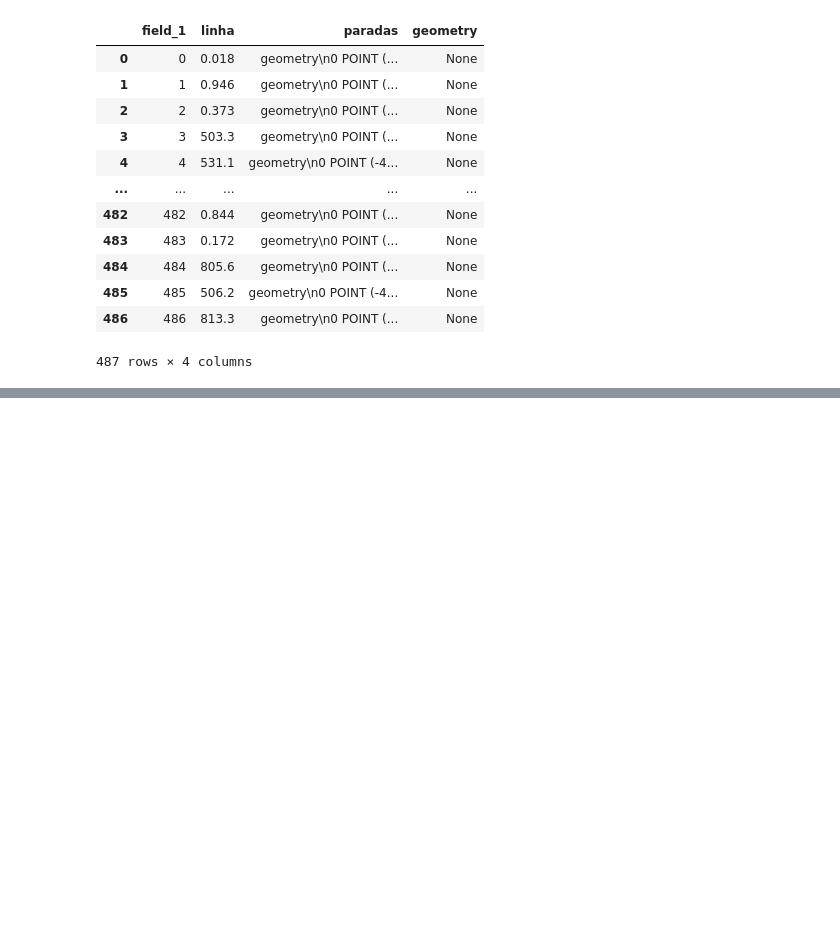
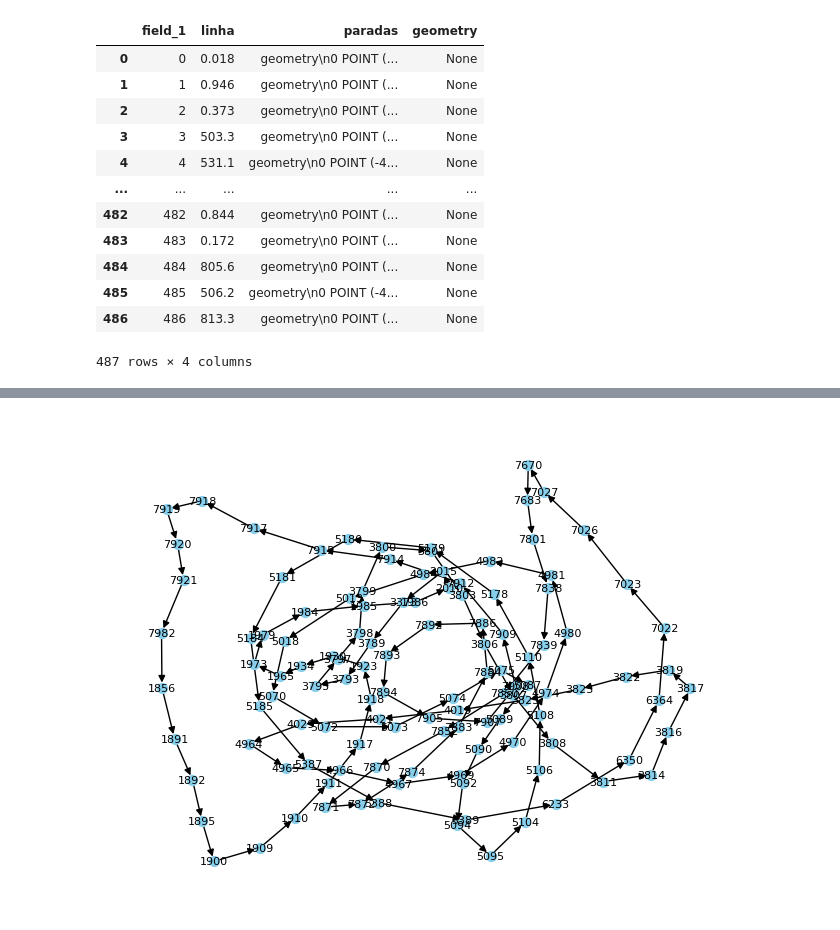
Before and after one commit to ResidenciaTICBrisa/02_RotaOnibus, a Jupyter notebook: docs/Notebooks/testeGrafoRota.ipynb, the cells around one changed output, grey strips where cells are left out. Saved outputs shown, nothing was run; the diff lists cells and outputs as text; code cells hidden in the pictures; blank space fills up the shorter version.

```diff
--- a/docs/Notebooks/testeGrafoRota.ipynb
+++ b/docs/Notebooks/testeGrafoRota.ipynb
@@ -237,0 +360,40 @@ linhas
+# %%
+# Criando Grafo com o Data Frame ordando por paradas
+
+# Função para calcular a distância euclidiana entre dois pontos
+def distance_between_points(origem, destino):
+    return origem.distance(destino)
+
+# Criar um Grafo Direcional vazio
+grafo = nx.DiGraph()
+
+# Adicionar nós ao grafo
+for idx, row in gdf_paradas_encontradas_sorted.iterrows():
+    grafo.add_node(row['parada'], pos=row['geometry'])  # 'row['parada'] como identificador do nó e 'geometry' para obter o ponto.
+
+# Adicionar arestas orientadas entre os nós
+num_paradas = len(gdf_paradas_encontradas_sorted)
+for i in range(num_paradas):
+    # Obter as coordenadas de origem e destino
+    origem = gdf_paradas_encontradas_sorted.iloc[i]['parada']
+    destino = gdf_paradas_encontradas_sorted.iloc[(i + 1) % num_paradas]['parada']
+
+    origem_coords = grafo.nodes[origem]['pos']
+    destino_coords = grafo.nodes[destino]['pos']
+
+    # Calcular a distância entre as paradas
+    distancia = distance_between_points(origem_coords, destino_coords)
+
+    # Adicionar aresta orientada
+    grafo.add_edge(origem, destino, distance=distancia)
+
+# Obtenha as posições dos nós usando o layout Fruchterman-Reingold
+pos = nx.spring_layout(grafo, seed=42)
+
+# Desenhe o grafo
+nx.draw(grafo, pos, with_labels=True, node_size=50, font_size=8, node_color='skyblue', arrows=True)
+# nx.draw_networkx_edge_labels(grafo, pos, edge_labels={(u, v): f"{d['distance']:.2f}" for u, v, d in grafo.edges(data=True)})
+
+plt.show()
+# %% [output]
+[figure, added]
```
Also changed, not shown: parts of 6 cells of this notebook, 1 other file.
